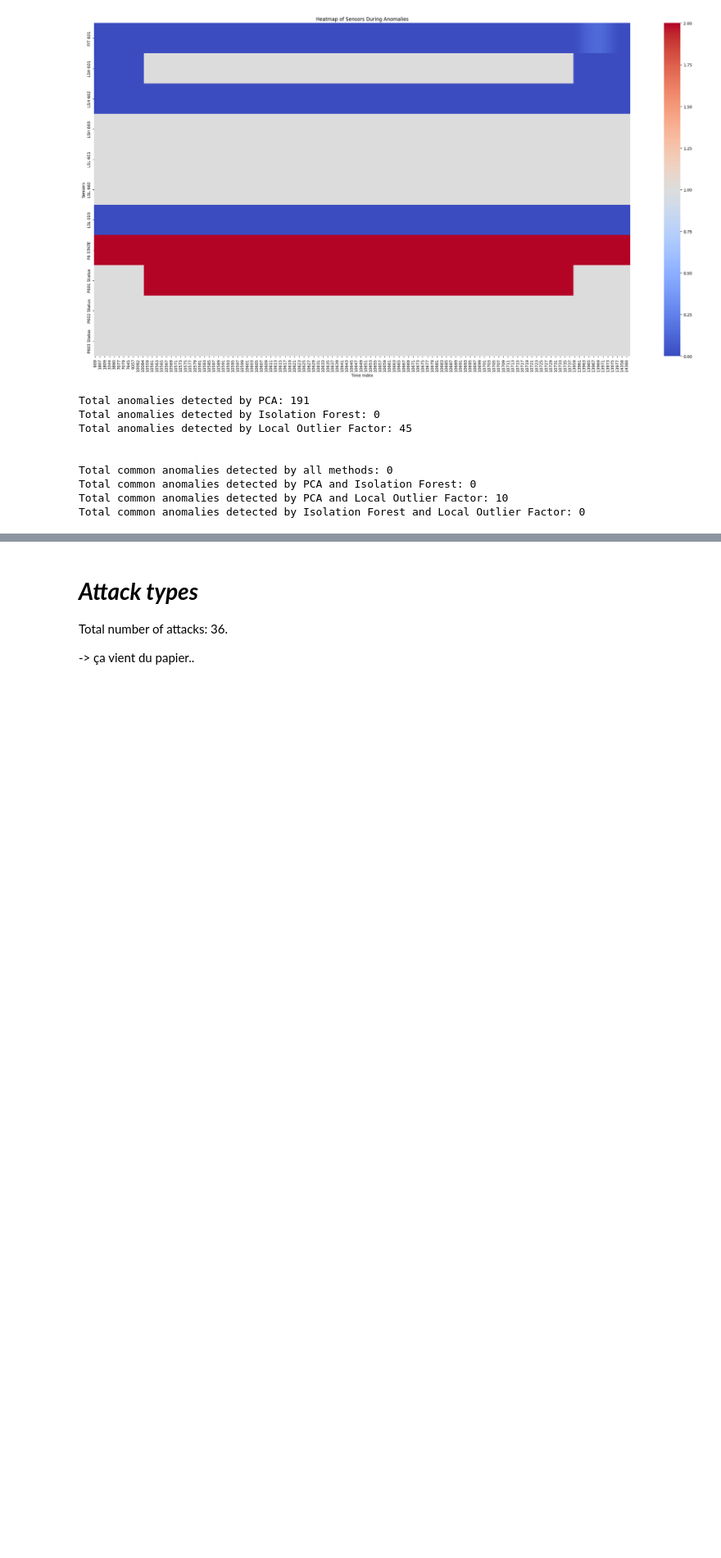
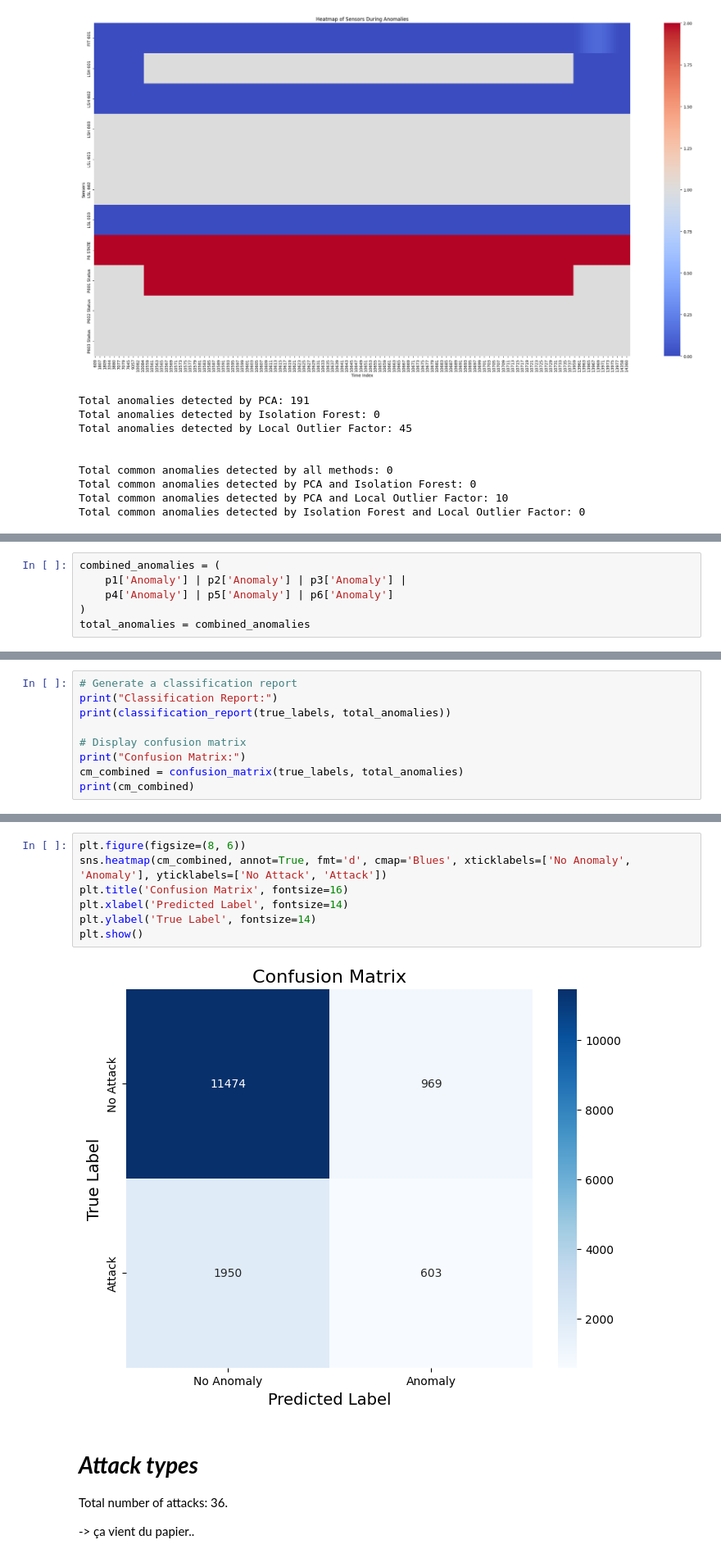
Before and after one commit to ClovisDyArx/cyberml_projet, a Jupyter notebook: dataset2_subject1_new_dataset.ipynb, the cells around one changed output, grey strips where cells are left out. Shown at 82% size. Cells and saved outputs as stored; diff of their text form; blank space fills up the shorter version.

```diff
--- a/dataset2_subject1_new_dataset.ipynb
+++ b/dataset2_subject1_new_dataset.ipynb
@@ -811,0 +883,6 @@ Total common anomalies detected by Isolation Forest and Local Outlier Factor: 0
+# %%
+combined_anomalies = (
+    p1['Anomaly'] | p2['Anomaly'] | p3['Anomaly'] |
+    p4['Anomaly'] | p5['Anomaly'] | p6['Anomaly']
+)
+total_anomalies = combined_anomalies
@@ -811,0 +893,9 @@ Total common anomalies detected by Isolation Forest and Local Outlier Factor: 0
+# %%
+# Generate a classification report
+print("Classification Report:")
+print(classification_report(true_labels, total_anomalies))
+
+# Display confusion matrix
+print("Confusion Matrix:")
+cm_combined = confusion_matrix(true_labels, total_anomalies)
+print(cm_combined)
@@ -812,3 +916,12 @@ Total common anomalies detected by Isolation Forest and Local Outlier Factor: 0
+# %%
+plt.figure(figsize=(8, 6))
+sns.heatmap(cm_combined, annot=True, fmt='d', cmap='Blues', xticklabels=['No Anomaly', 'Anomaly'], yticklabels=['No Attack', 'Attack'])
+plt.title('Confusion Matrix', fontsize=16)
+plt.xlabel('Predicted Label', fontsize=14)
+plt.ylabel('True Label', fontsize=14)
+plt.show()
+# %% [output]
+[figure, added]
 # %% [markdown]
 # ***Attack types***
 
```
Also changed, not shown: parts of 10 cells of this notebook.
